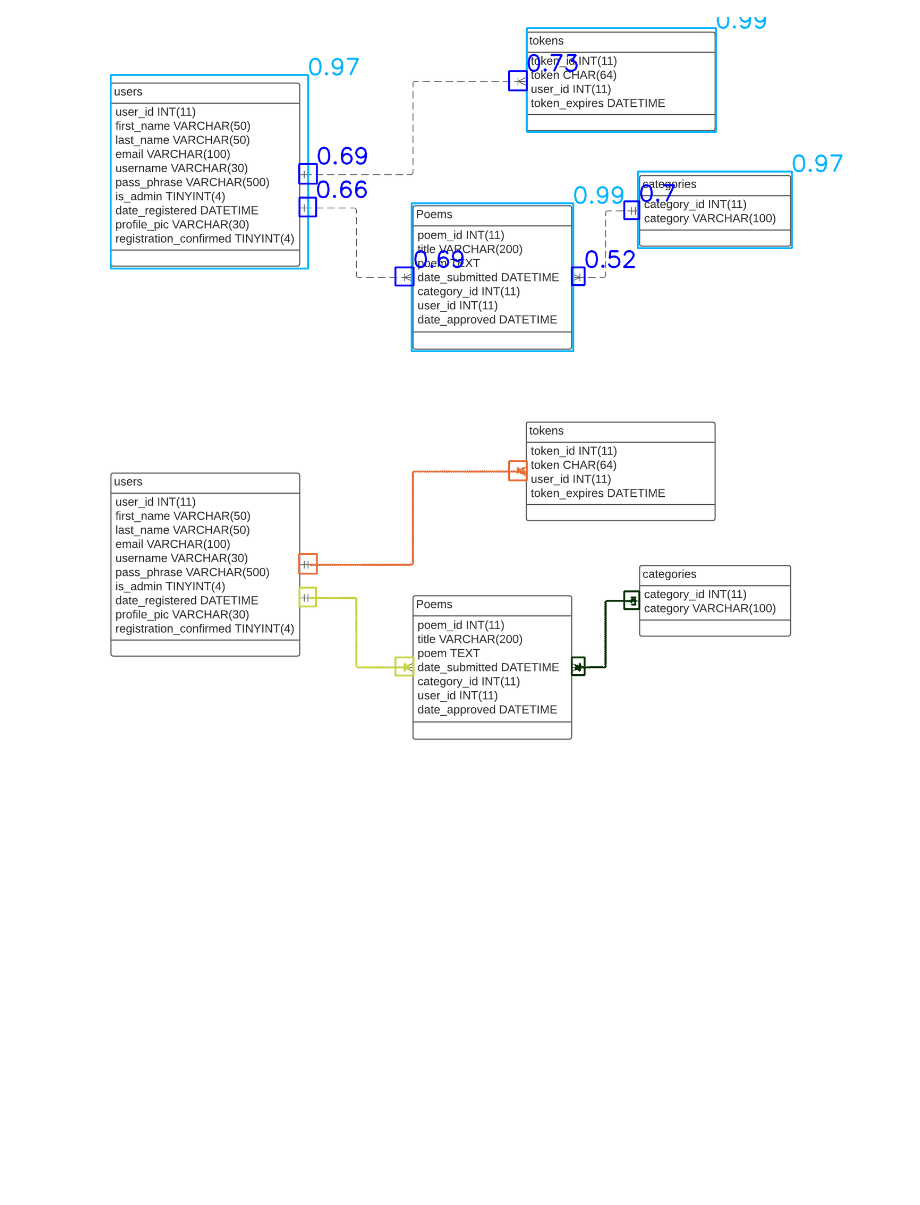
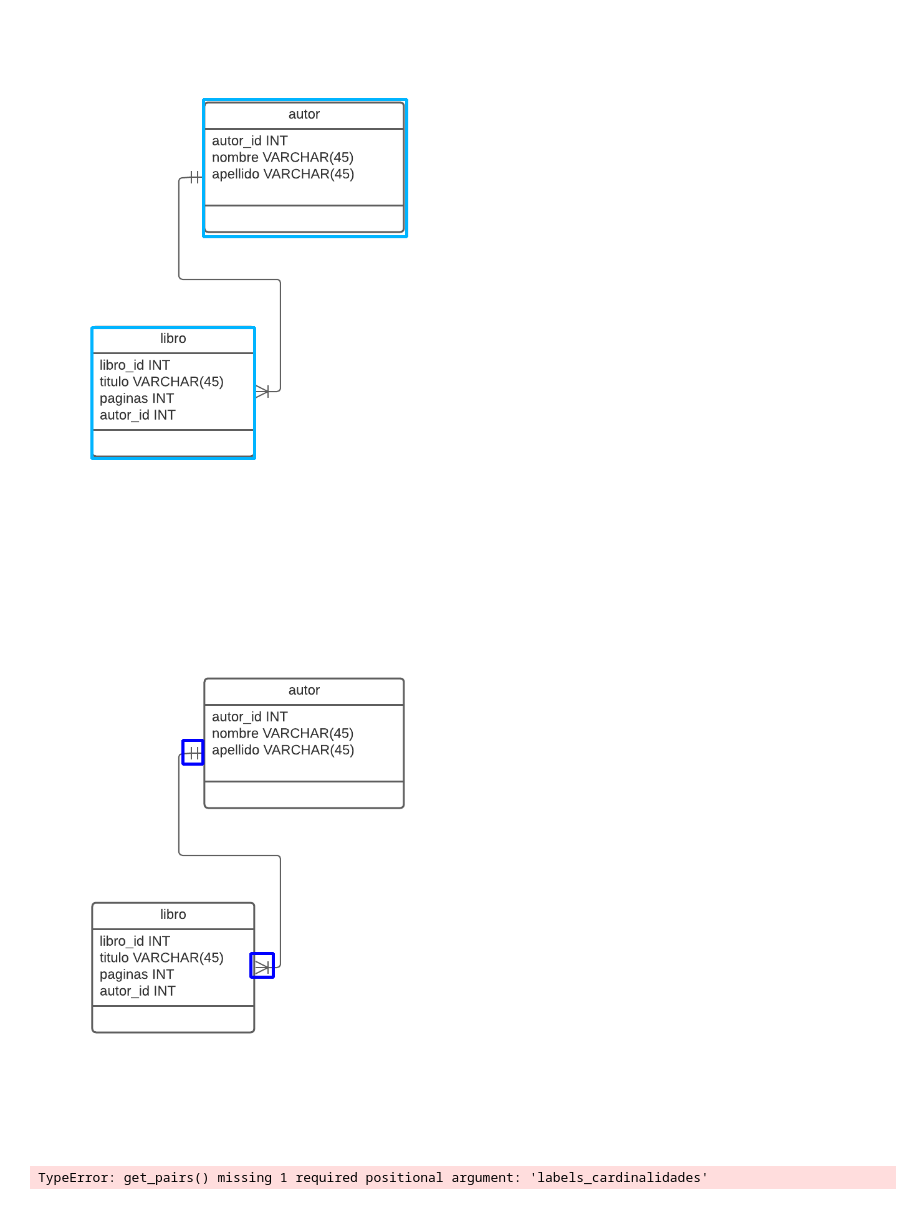
Before and after one commit to IgnacioCazcarra/TFI-Cazcarra, a Jupyter notebook: notebooks/demostracion.ipynb, the cells around one changed output. Drawn from its saved outputs; the diff is of its cells as text; code cells hidden in the pictures; blank space fills up the shorter version.

```diff
--- a/notebooks/demostracion.ipynb
+++ b/notebooks/demostracion.ipynb
@@ -49,26 +48,27 @@ def reescale(img, scale_percent):
     img = cv2.resize(img, dim, interpolation = cv2.INTER_CUBIC)
     return img
 # %%
-img_path = "/home/nacho/TFI-Cazcarra/data/images_testing/demostracion_lucid.png"
+img_path = "/home/nacho/Downloads/simple3.png"
 # img_path = "/home/nacho/TFI-Cazcarra/data/imagenes_extra/ejemplo_diagrama.png"
 
 img = Image.open(img_path).convert("RGB")
 img_tensor = transform(img)
 
 tablas_pred = model_tablas([img_tensor])[1][0]
 tablas_boxes, tablas_scores = filter_predictions(tablas_pred, nms_threshold=0.5, score_threshold=0.5)
 cardinalidades_pred = predict_tiles(img, model=model_cardinalidades, is_yolo=True, transform=transform)
 cardinalidades_boxes, cardinalidades_scores = filter_predictions(cardinalidades_pred, nms_threshold=0.5,
-                                                             score_threshold=0.5)
+                                                             score_threshold=0.3)
 
-img2 = visualize_boxes(img, tablas_boxes, color=(0,180,255), thickness=3, scores=tablas_scores.tolist())
-display(visualize_boxes(img2, cardinalidades_boxes, color=(0,0,255), thickness=3,
-                        scores=cardinalidades_scores.tolist()))
+display(visualize_boxes(img, tablas_boxes, color=(0,180,255), thickness=3, scores=None))
+display(visualize_boxes(img, cardinalidades_boxes, color=(0,0,255), thickness=3,
+                        scores=None))
 
 conexiones = get_pairs(tablas_boxes, cardinalidades_boxes, img=img, plot=True)
 # %% [output]
-[figure, old version]
+[figure, new version]
-[figure, old version]
+[figure, new version]
+TypeError: get_pairs() missing 1 required positional argument: 'labels_cardinalidades'
 # %%
 ocr = get_ocr_model()
 # %%
```
Also changed, not shown: parts of 6 cells of this notebook, 2 other files.
